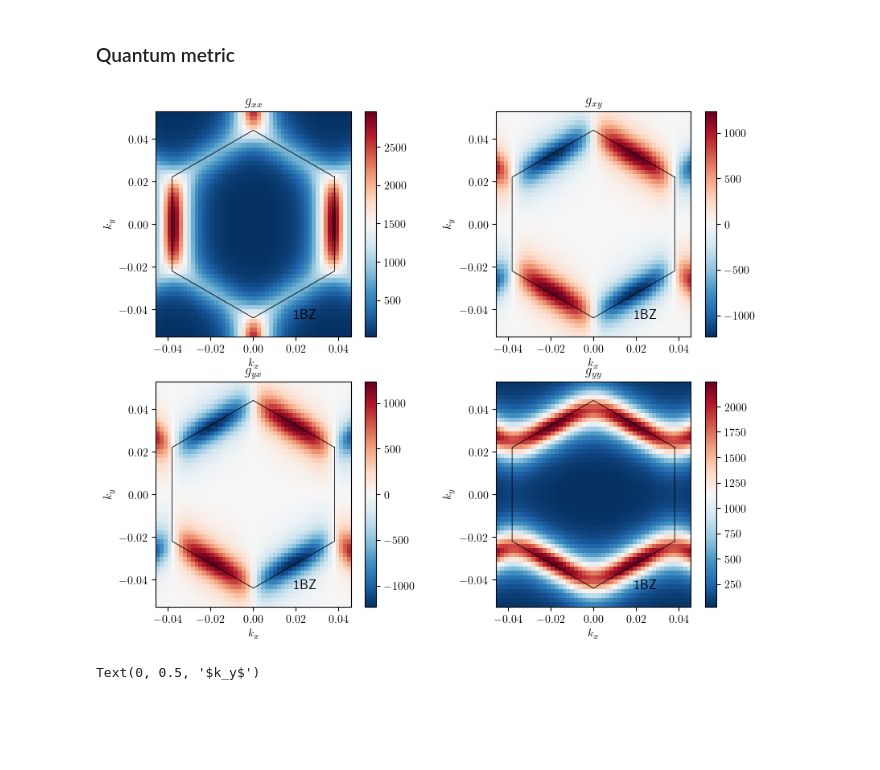
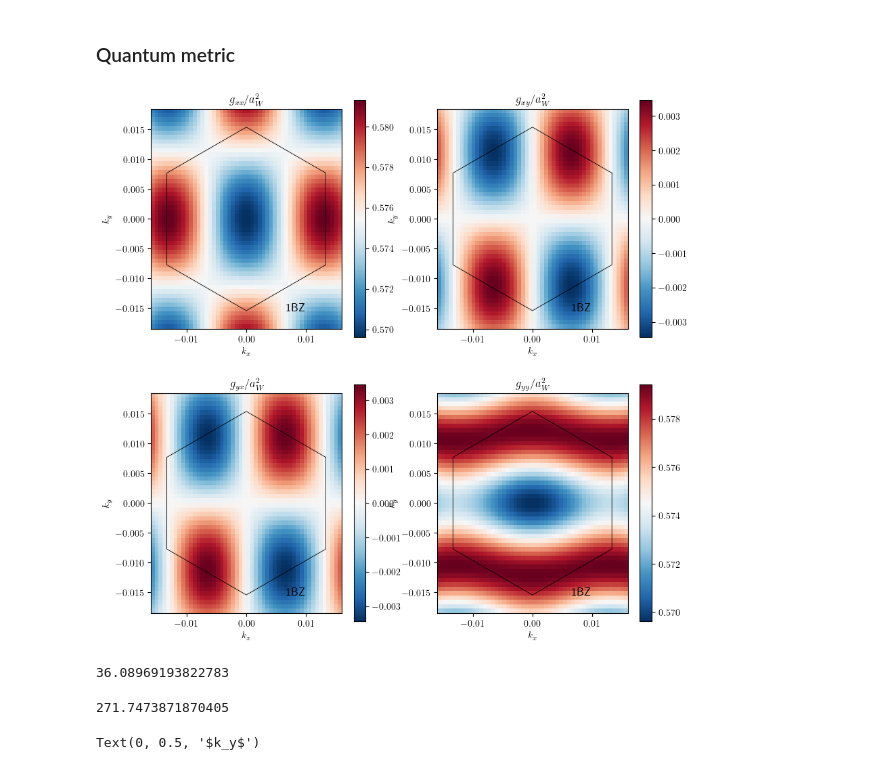
Before and after one commit to sanhq17/moire_heterobilayers, a Jupyter notebook: notebooks/general.ipynb, the cells around one changed output. Cells and saved outputs as stored; diff of their text form; code cells hidden in the pictures; blank space fills up the shorter version.

Commit message:
analytics metric

```diff
--- a/notebooks/general.ipynb
+++ b/notebooks/general.ipynb
@@ -90,15 +94,15 @@ Text(0, 0.5, '$k_y$')
 # %% [markdown]
 ### Quantum metric
 # %%
-fig, ax = plt.subplots(2, 2, figsize=(10, 8))
+fig, ax = plt.subplots(2, 2, figsize=(10, 10))
 scale = 1.2
 kx = np.linspace(-scale * sys.kappa_pp[0], scale * sys.kappa_pp[0], 50)
 ky = np.linspace(-scale * sys.kappa_p[1], scale * sys.kappa_p[1], 50)
 KX, KY = np.meshgrid(kx, ky)
-sys.plot_metric(ax, KX, KY, mask_bz=False)
+sys.plot_metric(ax, KX, KY, mask_bz=False, normalize=True)
 
 plt.xlabel(r'$k_x$')
 plt.ylabel(r'$k_y$')
 plt.savefig("plots/quantum_metric.pdf", dpi=300, bbox_inches='tight')
 # %% [output]
-[figure, old version]
+[figure, new version]
@@ -105,3 +114,11 @@ plt.savefig("plots/quantum_metric.pdf", dpi=300, bbox_inches='tight')
+# %%
+utils.spread_harmonic_approx(sys.aM, sys.V, sys.psi_deg)
+# %% [output]
+36.08969193822783
+# %%
+sys.aM
+# %% [output]
+271.7473871870405
 # %%
 fig, ax = plt.subplots(1, 1, figsize=(12, 5))
 scale = 1.5
```
Also changed, not shown: parts of 4 cells of this notebook, 16 other files.
